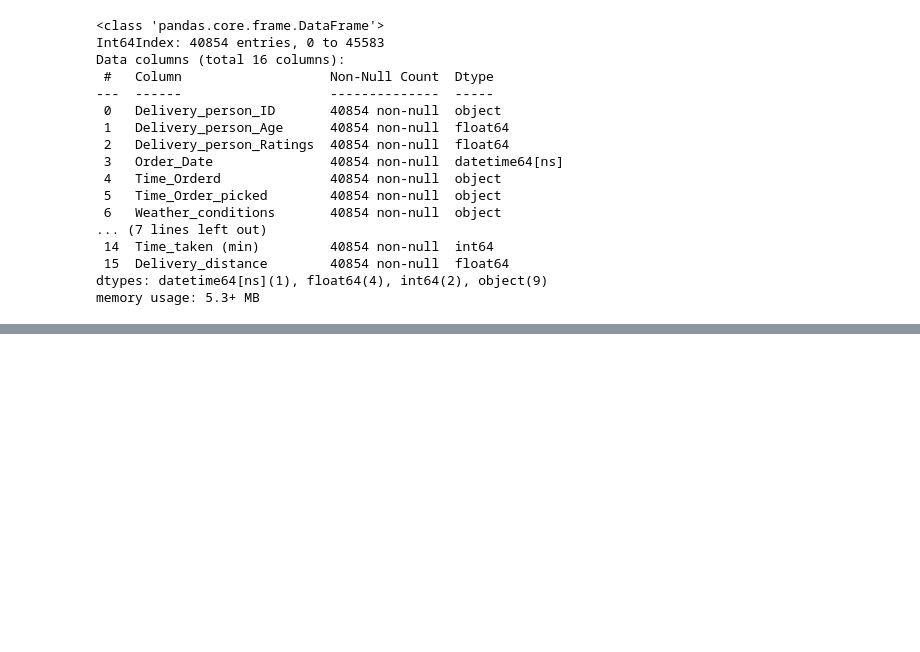
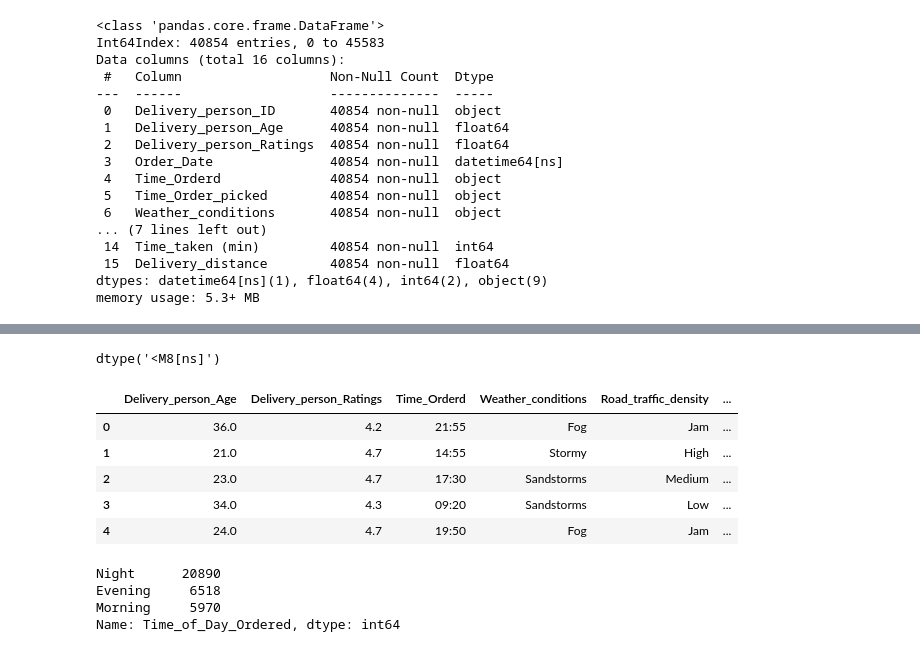
Before and after one commit to abhijitchak103/DelayTimePrediction, a Jupyter notebook: notebooks/Data_Transformation.ipynb, the cells around one changed output, grey strips where cells are left out. Cells and saved outputs as stored; diff of their text form; code cells hidden in the pictures; blank space fills up the shorter version.

```diff
--- a/notebooks/Data_Transformation.ipynb
+++ b/notebooks/Data_Transformation.ipynb
@@ -419,0 +407,43 @@ clean_time("24:05:00")
+# %%
+delivery_df.Order_Date.dtypes
+# %% [output]
+dtype('<M8[ns]')
+# %%
+delivery_df['Day'] = delivery_df['Order_Date'].dt.day
+delivery_df['Month'] = delivery_df['Order_Date'].dt.month
+# %%
+# As we have only one year of data, using this as a predictor would not make any sense as new cases mostly will have latest date years.
+
+delivery_df.drop(columns = 'Order_Date', axis = 1, inplace = True)
+# %%
+delivery_df.head()
+# %% [output]
+|  | Delivery_person_Age | Delivery_person_Ratings | Time_Orderd | Weather_conditions | Road_traffic_density | ... |
+| 0 | 36.0 | 4.2 | 21:55 | Fog | Jam | ... |
+| 1 | 21.0 | 4.7 | 14:55 | Stormy | High | ... |
+| 2 | 23.0 | 4.7 | 17:30 | Sandstorms | Medium | ... |
+| 3 | 34.0 | 4.3 | 09:20 | Sandstorms | Low | ... |
+| 4 | 24.0 | 4.7 | 19:50 | Fog | Jam | ... |
+# %%
+time_of_day = list(delivery_df['Time_Orderd'])
+
+for i, x in enumerate(time_of_day):
+    time_of_day[i] = float(x[:2]) + float(x[3:])/60
+
+for i, x in enumerate(time_of_day):
+    if 0 < x <= 6:
+        time_of_day[i] = 'Early Morning'
+    elif 6 < x <= 12:
+        time_of_day[i] = 'Morning'
+    elif 12 < x <= 18:
+        time_of_day[i] = 'Evening'
+    elif 18 < x <= 24:
+        time_of_day[i] = 'Night'
+
+delivery_df['Time_of_Day_Ordered'] = time_of_day
+delivery_df['Time_of_Day_Ordered'].value_counts()
+# %% [output]
+Night      20890
+Evening     6518
+Morning     5970
+Name: Time_of_Day_Ordered, dtype: int64
```
Also changed, not shown: parts of 36 cells of this notebook.
